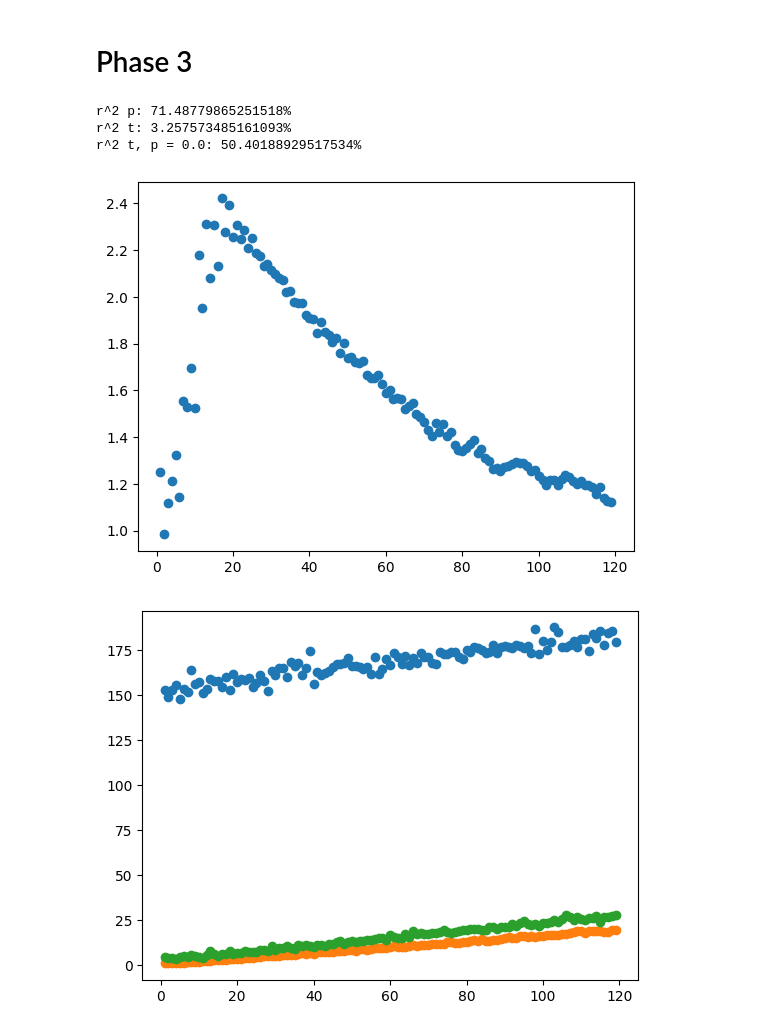
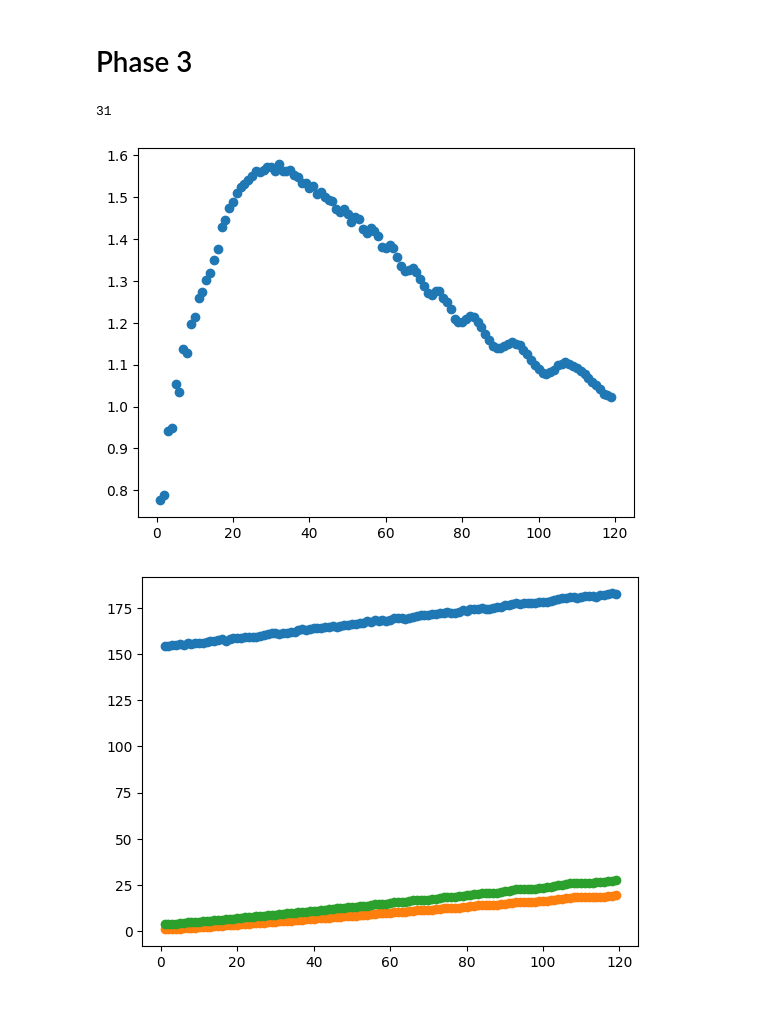
Before and after one commit to theFroodyOne/Physics344Assignment6, a Jupyter notebook: dataAnalysis.ipynb, the cells around one changed output. Drawn from its saved outputs; the diff is of its cells as text; code cells hidden in the pictures.

```diff
--- a/dataAnalysis.ipynb
+++ b/dataAnalysis.ipynb
@@ -73,33 +73,26 @@ r^2 p: 99.24911446847051%
 # %%
 reader = csv.reader(open("./data/phase3/data.csv", "r"))
 next(reader)
 data = [row for row in reader]
-currentp = 0.0
+currentp = 0.6
 p = [float(datum[0]) for datum in data]
 t = [float(datum[1]) for datum in data]
-tp = [float(datum[1]) for datum in data if round(float(datum[0]), 1) == currentp]
+tp = [float(datum[1]) for datum in data if round(float(datum[0]), 2) == currentp]
 v = [float(datum[2]) for datum in data]
-vp = [float(datum[2]) for datum in data if round(float(datum[0]), 1) == currentp]
-mqp = [float(datum[3]) for datum in data if round(float(datum[0]), 1) == currentp]
-gqp = [float(datum[4]) for datum in data if round(float(datum[0]), 1) == currentp]
-aqp = [float(datum[5]) for datum in data if round(float(datum[0]), 1) == currentp]
-print("r^2 p: " + str(np.corrcoef(v, p)[0][1]**2*100) + "%")
-print("r^2 t: " + str(np.corrcoef(v, t)[0][1]**2*100) + "%")
-print("r^2 t, p = " + str(currentp) + ": " + str(np.corrcoef(vp, tp)[0][1]**2*100) + "%")
+vp = [float(datum[2]) for datum in data if round(float(datum[0]), 2) == currentp]
+mqp = [float(datum[3]) for datum in data if round(float(datum[0]), 2) == currentp]
+gqp = [float(datum[4]) for datum in data if round(float(datum[0]), 2) == currentp]
+aqp = [float(datum[5]) for datum in data if round(float(datum[0]), 2) == currentp]
+print(np.argmax(vp))
 plt.scatter(tp, vp)
-#plt.scatter(tp, mqp)
-#plt.scatter(tp, gqp)
-#plt.scatter(tp, aqp)
 plt.savefig("./data/phase3/v_vs_t_p=" + str(currentp) + ".png")
 # %% [output]
-r^2 p: 71.48779865251518%
-r^2 t: 3.257573485161093%
-r^2 t, p = 0.0: 50.40188929517534%
+31
-[figure, old version]
+[figure, new version]
 # %%
 plt.scatter(tp, mqp)
 plt.scatter(tp, gqp)
 plt.scatter(tp, aqp)
 plt.savefig("./data/phase3/queue_lengths_vs_t_p=" + str(currentp) + ".png")
 # %% [output]
-[figure, old version]
+[figure, new version]
```
Also changed, not shown: 19 other files.
